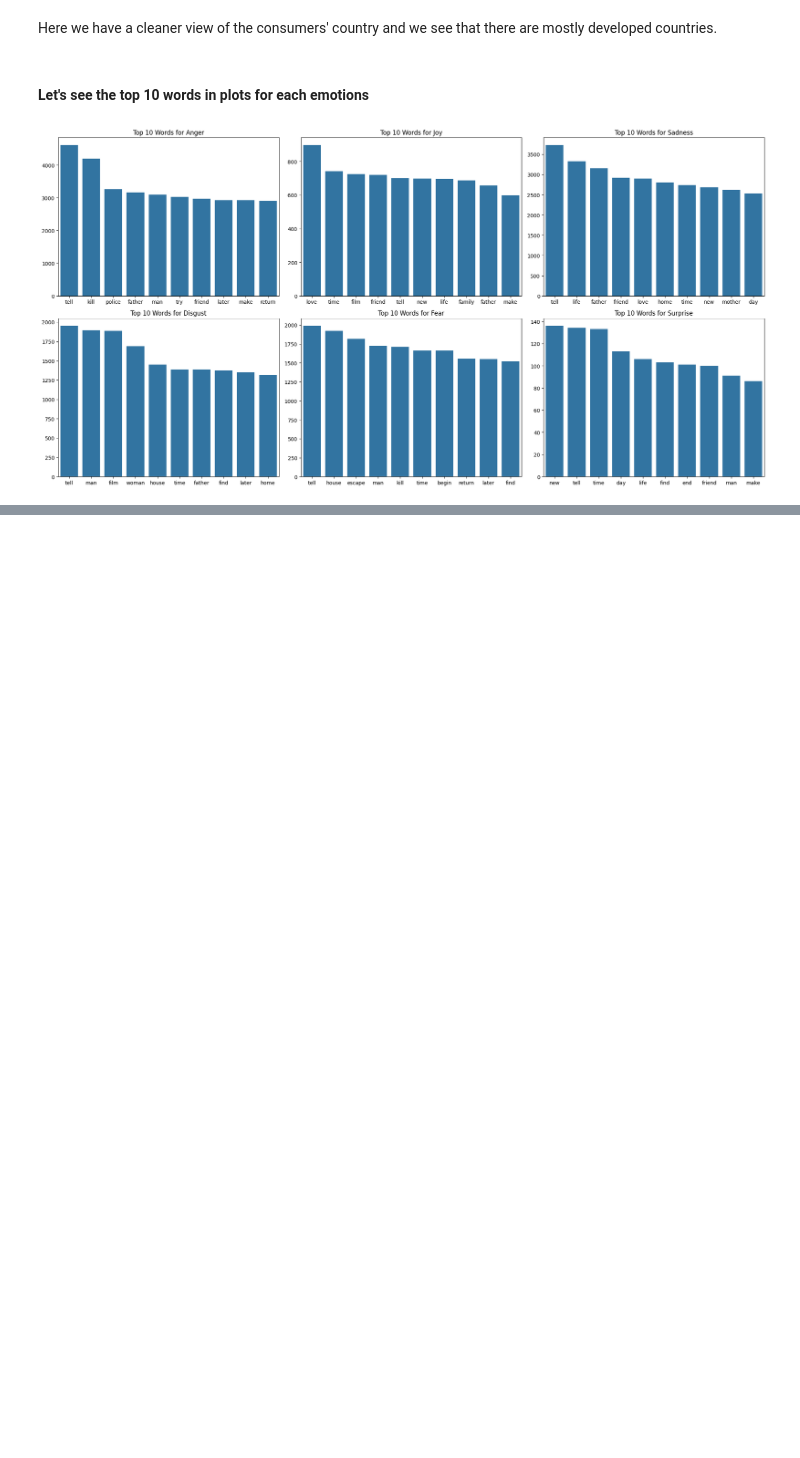
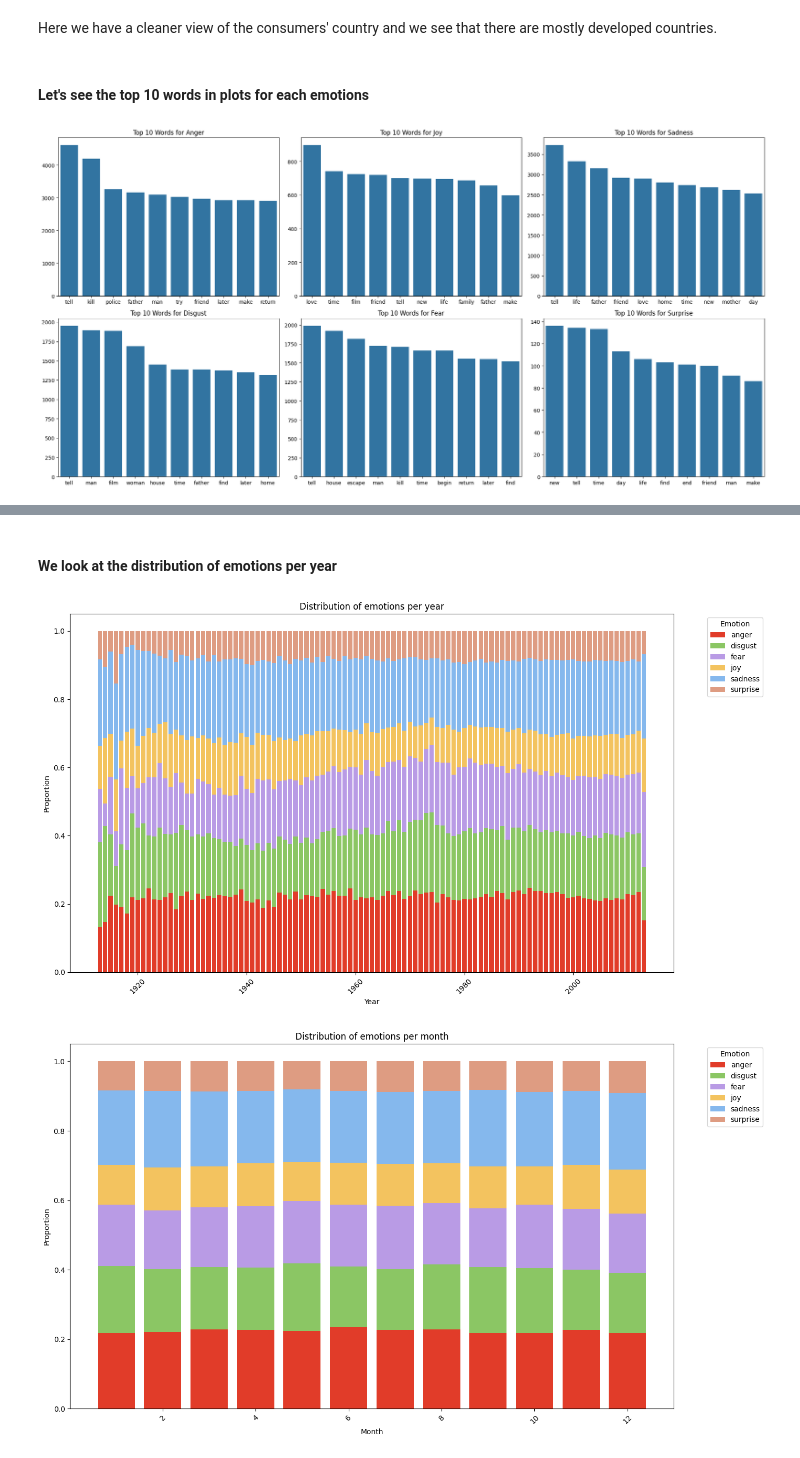
Before and after one commit to epfl-ada/ada-2024-project-sparkling, a Jupyter notebook: results.ipynb, the cells around one changed output, grey strips where cells are left out. Saved outputs shown, nothing was run; the diff lists cells and outputs as text; code cells hidden in the pictures; blank space fills up the shorter version.

```diff
--- a/results.ipynb
+++ b/results.ipynb
@@ -166,0 +209,8 @@ show_top_10_words_per_emotion(df_movies_with_emotions_normalized, top_emotions=1
+# %% [markdown]
+#### We look at the distribution of emotions per year
+# %%
+plot_emotion_distribution_per_period(df_movies_with_emotions_normalized, 'release_year')
+plot_emotion_distribution_per_period(df_movies_with_emotions_normalized, 'release_month')
+# %% [output]
+[figure, added]
+[figure, added]
```
Also changed, not shown: parts of 16 cells of this notebook, 1 other file.
